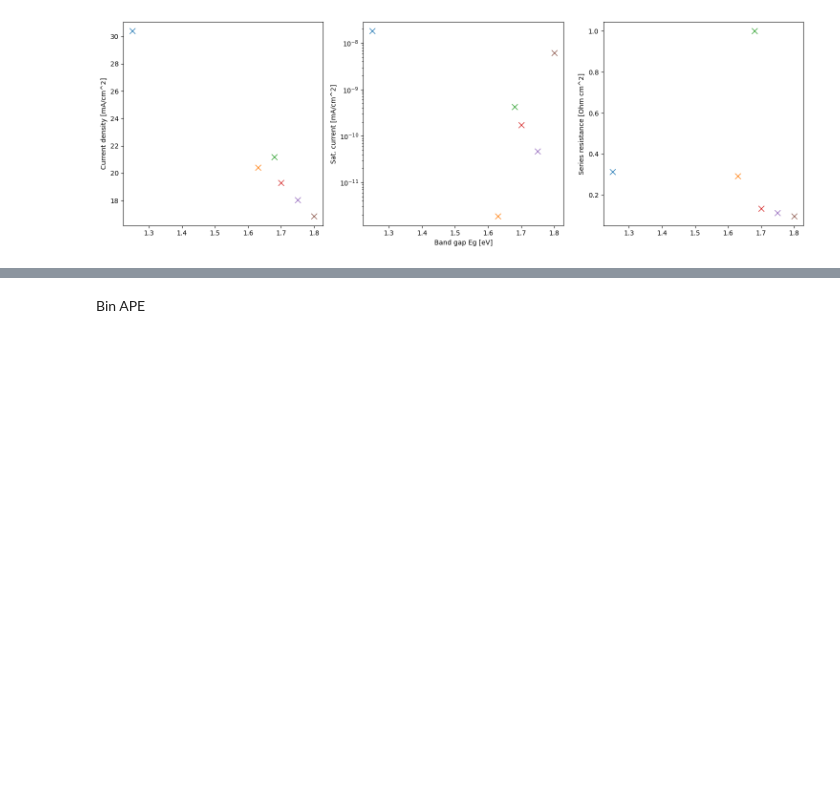
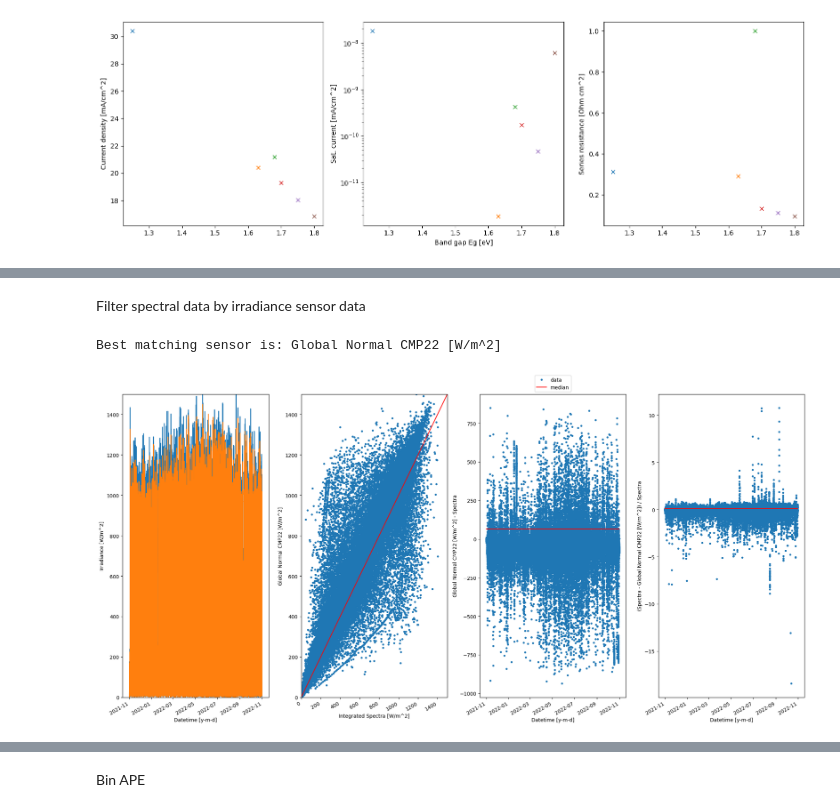
Before and after one commit to roberthilleck/PVcircuit, a Jupyter notebook: notebooks/EY_Psk-Si-tandem-APEbinning.ipynb, the cells around one changed output, grey strips where cells are left out. Saved outputs shown, nothing was run; the diff lists cells and outputs as text; code cells hidden in the pictures; blank space fills up the shorter version.

```diff
--- a/notebooks/EY_Psk-Si-tandem-APEbinning.ipynb
+++ b/notebooks/EY_Psk-Si-tandem-APEbinning.ipynb
@@ -927,0 +616,16 @@ leg
+# %%
+date_start = datetime(2021, 11, 1, 0, 0, 0)
+date_end = datetime(2022, 11, 1, 0, 0, 0) - pd.Timedelta(seconds=1)
+
+# meteo_spectra = get_meteo(date_start, date_end, "1T")
+
+# with open("meteo_year.p", "wb") as fout:
+#     pickle.dump(meteo_spectra,fout)
+
+## Load global meteorological data from 01.11.2021 until 31.10.2022
+with open("meteo_year.p", "rb") as fin:
+    meteo_spectra = pickle.load(fin)
+
+## Load direct meteorological data from 01.11.2021 until 31.10.2022
+# with open("direct_meteo_year.p", "rb") as fin:
+#     meteo_spectra = pickle.load(fin)
@@ -927,0 +634,2 @@ leg
+# %%
+meteo_data = Meteorological.get_midc_environmental(date_start, date_end)
@@ -927,0 +639,2 @@ leg
+# %% [markdown]
+Filter spectral data by irradiance sensor data
@@ -927,0 +685,60 @@ leg
+# %%
+df_deviations = pd.DataFrame({'sensor':cols,"Euclid": eucl_dev, "Percentage": perc_dev, "Chebychev": cheby_dev})
+df_rank = df_deviations.iloc[:,1:].rank()
+df_rank['median'] = df_rank.median(axis=1)
+df_rank_sort = df_rank.sort_values('median')
+
+idx = df_rank_sort.index[0]
+fig, ax = plt.subplots(1, 4, figsize=[20, 10])
+
+ax[0].plot(meteo_sync[cols[idx]], label=cols[idx])
+ax[0].plot(meteo_spectra.spectra.index, integrated_spectra, label=meteo_spectra.spectra)
+ax[0].set_ylim(0, 1500)
+# ax[0].legend(loc="lower center", bbox_to_anchor=(0.5, 1.0))
+ax[0].set_xlabel("Datetime [y-m-d]")
+ax[0].set_ylabel("Irradiance [W/m^2]")
+
+ax[1].plot(integrated_spectra, meteo_sync[cols[idx]], ".", label=f"{cols[idx]} | Spectra")
+ax[1].plot([0, 1500], [0, 1500], "r-")
+ax[1].set_xlim(0, 1500)
+ax[1].set_ylim(0, 1500)
+# ax[1].legend(loc="lower center", bbox_to_anchor=(0.5, 1.0))
+ax[1].set_xlabel(f"Integrated Spectra [W/m^2]")
+ax[1].set_ylabel(f"{cols[idx]}")
+
+diff = integrated_spectra - meteo_sync[cols[idx]]
+ax[2].plot(diff, ".", label=f"{cols[idx]} - Spectra")
+ax[2].plot(
+    [meteo_spectra.spectra.index[0], meteo_spectra.spectra.index[-1]],
+    [np.nanmedian(np.abs(diff)), np.nanmedian(np.abs(diff))],
+    "r-",
+    label=f"{cols[idx]} - Spectra",
+)
+# ax[2].plot(meteo_sync[cols[idx]], label=cols[idx])
+# ax[2].plot(meteo_sync[cols[idx2]], label=cols[idx2])
+
+ax[2].legend(['data', 'median'], loc="lower center", bbox_to_anchor=(0.5, 1.0))
+ax[2].set_xlabel("Datetime [y-m-d]")
+ax[2].set_ylabel(f"{cols[idx]} - Spectra")
+
+# idx2 = ssr.index(ssr_sort[1])
+# ax[3].plot(meteo_sync[cols[idx]] - meteo_sync[cols[idx2]], label=f"{cols[idx]} - {cols[idx2]}")
+# ax[3].legend(loc="lower center", bbox_to_anchor=(0.5, 1.0))
+
+frac = (integrated_spectra - meteo_sync[cols[idx]]) / integrated_spectra
+ax[3].plot(frac, ".", label=f"(Spectra - {cols[idx]}) / Spectra")
+ax[3].plot(
+    [meteo_spectra.spectra.index[0], meteo_spectra.spectra.index[-1]],
+    [np.nanmedian(np.abs(frac)), np.nanmedian(np.abs(frac))],
+    "r-",
+    label=f"{cols[idx]} - Spectra",
+)
+ax[3].set_xlabel("Datetime [y-m-d]")
+ax[3].set_ylabel(f"(Spectra - {cols[idx]}) / Spectra")
+
+fig.autofmt_xdate()
+plt.tight_layout()
+print(f"Best matching sensor is: {cols[idx]}")
+# %% [output]
+Best matching sensor is: Global Normal CMP22 [W/m^2]
+[figure, added]
```
Also changed, not shown: parts of 92 cells of this notebook.
